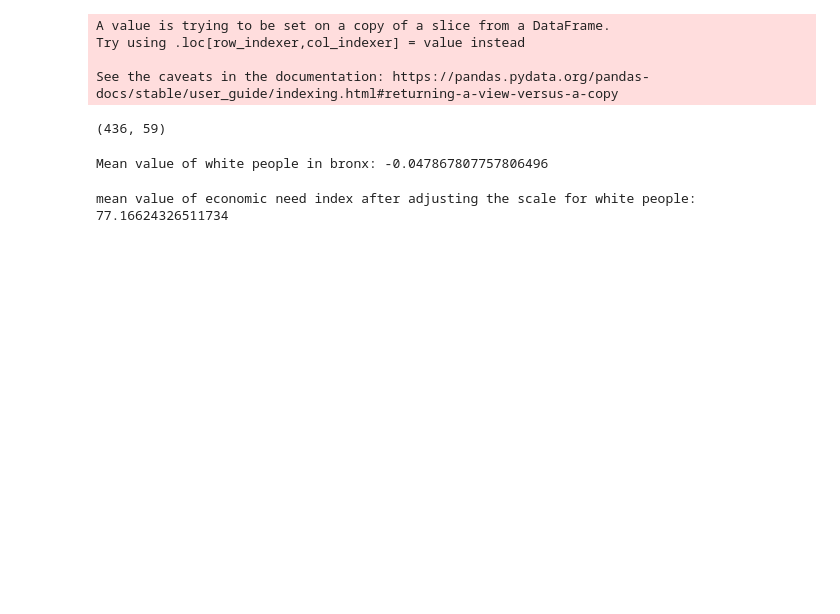
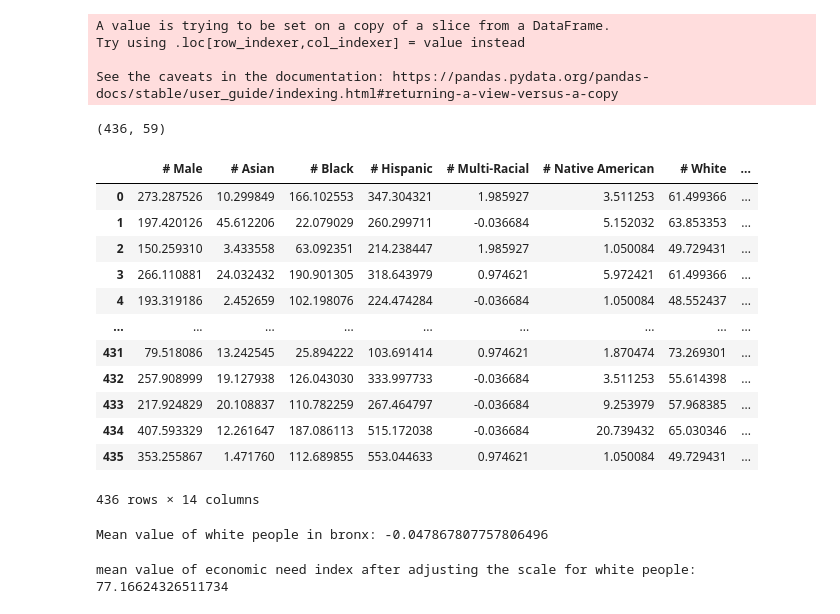
Before and after one commit to taehyun53/NYC-Yearly-High-School-Economic-Need, a Jupyter notebook: NewYorkCity_Education/notebook/Preprocessing and Modeling.ipynb, the cells around one changed output. Cells and saved outputs as stored; diff of their text form; code cells hidden in the pictures; blank space fills up the shorter version.

```diff
--- a/NewYorkCity_Education/notebook/Preprocessing and Modeling.ipynb
+++ b/NewYorkCity_Education/notebook/Preprocessing and Modeling.ipynb
@@ -1080,6 +1047,22 @@ Try using .loc[row_indexer,col_indexer] = value instead
 
 See the caveats in the documentation: https://pandas.pydata.org/pandas-docs/stable/user_guide/indexing.html#returning-a-view-versus-a-copy
 (436, 59)
+# %%
+pd.DataFrame(sc.inverse_transform(bronx_df.loc[:,'# Male':]), columns = bronx_df.loc[:,'# Male':].columns)
+# %% [output]
+|  | # Male | # Asian | # Black | # Hispanic | # Multi-Racial | # Native American | # White | ... |
+| 0 | 273.287526 | 10.299849 | 166.102553 | 347.304321 | 1.985927 | 3.511253 | 61.499366 | ... |
+| 1 | 197.420126 | 45.612206 | 22.079029 | 260.299711 | -0.036684 | 5.152032 | 63.853353 | ... |
+| 2 | 150.259310 | 3.433558 | 63.092351 | 214.238447 | 1.985927 | 1.050084 | 49.729431 | ... |
+| 3 | 266.110881 | 24.032432 | 190.901305 | 318.643979 | 0.974621 | 5.972421 | 61.499366 | ... |
+| 4 | 193.319186 | 2.452659 | 102.198076 | 224.474284 | -0.036684 | 1.050084 | 48.552437 | ... |
+| ... | ... | ... | ... | ... | ... | ... | ... | ... |
+| 431 | 79.518086 | 13.242545 | 25.894222 | 103.691414 | 0.974621 | 1.870474 | 73.269301 | ... |
+| 432 | 257.908999 | 19.127938 | 126.043030 | 333.997733 | -0.036684 | 3.511253 | 55.614398 | ... |
+| 433 | 217.924829 | 20.108837 | 110.782259 | 267.464797 | -0.036684 | 9.253979 | 57.968385 | ... |
+| 434 | 407.593329 | 12.261647 | 187.086113 | 515.172038 | -0.036684 | 20.739432 | 65.030346 | ... |
+| 435 | 353.255867 | 1.471760 | 112.689855 | 553.044633 | 0.974621 | 1.050084 | 49.729431 | ... |
+436 rows × 14 columns
 # %%
 print("Mean value of white people in bronx:",bronx_df[bronx_df['Borough_Bronx']==1.0]['# White'].mean())
 # %% [output]
```
Also changed, not shown: parts of 31 cells of this notebook, 5 other files.
